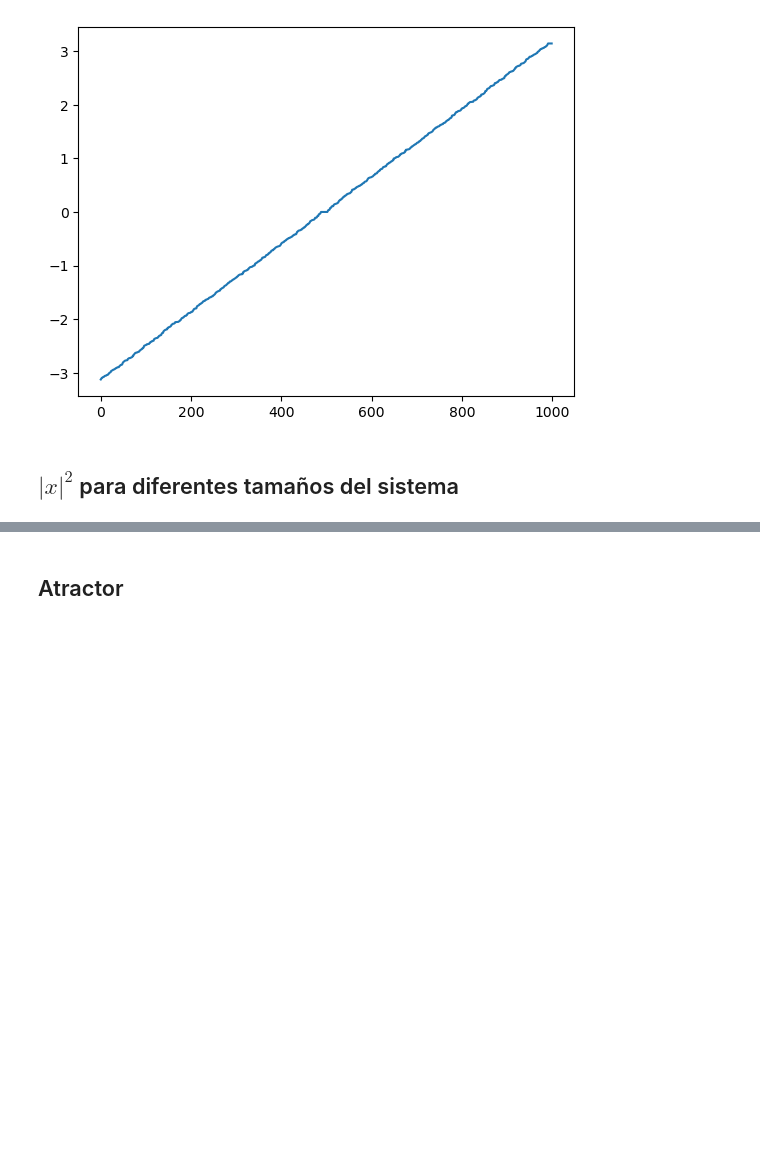
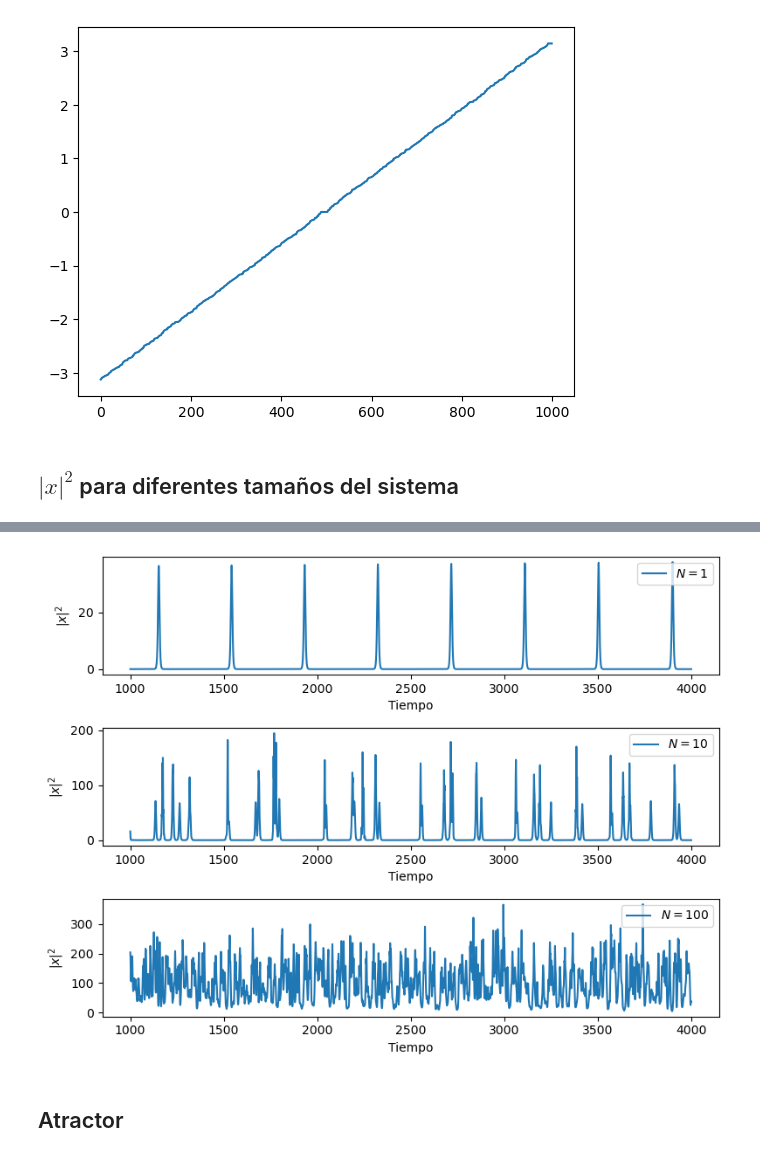
Before and after one commit to OlmoGH/Edge-of-chaos, a Jupyter notebook: Autovalores_de_matrices/LaTex/figuras.ipynb, the cells around one changed output, grey strips where cells are left out. Saved outputs shown, nothing was run; the diff lists cells and outputs as text; code cells hidden in the pictures; blank space fills up the shorter version.

```diff
--- a/Autovalores_de_matrices/LaTex/figuras.ipynb
+++ b/Autovalores_de_matrices/LaTex/figuras.ipynb
@@ -462,38 +462,72 @@ plt.show()
 # %%
 import numpy as np
 import matplotlib.pyplot as plt
-from scipy.integrate import solve_ivp
+from numba import njit
 
-def ODE_system(t, y, dim, alpha):
-    X = y[:dim]
-    W = y[dim:].reshape((dim, dim))
+@njit(fastmath=True)
+def antiHebbian(X_0, W_0, alpha, dt, steps):
+    dim = X_0.shape[0]
+    X = np.zeros((steps, dim))
+    X[0] = X_0
+    W = np.copy(W_0) # Usar copy para no modificar el original por error
+    I = np.eye(dim)
 
-    dim = np.shape(X)[0]
-    dWdt = alpha * (np.eye(dim) - np.outer(X, X))
-    dXdt = W @ X
+    # Pre-reservamos memoria para las matrices auxiliares para no hacerlo en el bucle
+    dWdt = np.zeros((dim, dim))
+    outer_X = np.zeros((dim, dim))
 
-    return np.concatenate([dXdt, dWdt.flatten()])
+    for t in range(1, steps):
+        if (10 * t) % steps == 0:
+            print("Paso", t, "/", steps)
 
-dims = [10, 100, 1000]
+        # Seguro contra explosión numérica (NaN)
+        if np.isnan(X[t-1, 0]) or np.isnan(W[0, 0]):
+            print("¡Alerta! Inestabilidad numérica detectada. Valores = NaN.")
+            break
+
+        # 1. Calculamos dXdt
+        dXdt = W @ X[t-1]
+
+        # 2. Calculamos el outer product a mano o usando la función, pero
+        # asignándolo eficientemente si es posible. (Numba maneja np.outer,
+        # pero para optimizarlo del todo, evitamos operaciones encadenadas complejas)
+        outer_X = np.outer(X[t-1], X[t-1])
+        dWdt = alpha * (I - outer_X)
+
+        # 3. Actualizamos X y W
+        X[t] = X[t-1] + dt * dXdt
+        W = W + dt * dWdt
+
+    return X
+
+# PARÁMETROS REDUCIDOS PARA PRUEBAS (Te recomiendo subir esto poco a poco)
+dims = [1, 10, 100] # Cambiado 1000 por 50 para que veas que termina
 time = 4000
+t_0 = 1000
 alpha = 0.001
-t_eval = np.linspace(2000, time, 10000)
+dt = 0.01
+steps = int(time/dt)
+s_0 = int(t_0/dt)
+eval_steps = int((time - t_0)/dt)
+t_eval = np.linspace(t_0, time, eval_steps)
 
-fig, ax = plt.subplots(3, figsize=(8, 6))
+fig, ax = plt.subplots(len(dims), figsize=(8, 6))
+if len(dims) == 1:
+    ax = [ax] # Asegurar que sea iterable si solo hay 1 dimensión
+
 for i, N in enumerate(dims):
+    print(f"\n--- Iniciando N = {N} ---")
     W_0 = np.random.normal(0, 1/np.sqrt(N), (N, N))
     X_0 = np.random.normal(0, 1/np.sqrt(N), N)
 
-    y_0 = np.concatenate([X_0, W_0.flatten()])
-    solution = solve_ivp(ODE_system, [0, time], y0=y_0, args=[N, alpha], t_eval=t_eval, method='DOP853')
+    X = antiHebbian(X_0, W_0, alpha, dt, steps)
+    print(f"N = {N} simulado, procesando gráfica...")
 
-    X = solution.y[:N, :].transpose()
-    W = solution.y[N:, :].reshape((N, N, -1)).transpose(2, 0, 1)
-
-    ax[i].plot(np.linalg.norm(X, axis=1)**2, label=fr"$N=${N}")
+    ax[i].plot(t_eval, np.linalg.norm(X[s_0:steps], axis=1)**2, label=fr"$N=${N}")
     ax[i].set_ylabel(r"$|x|^2$")
-
-plt.legend()
-
-ax[2].set_xlabel("Tiempo")
+    ax[i].set_xlabel("Tiempo")
+    ax[i].legend(loc='upper right')
+plt.tight_layout()
+plt.savefig("Figures/Norma X diferentes dimensiones.pdf")
 plt.show()
+# %% [output]
@@ -500,3 +551,4 @@ plt.show()
+[figure, added]
 # %% [markdown]
 ## Atractor
 # %%
```
Also changed, not shown: parts of 1 cell of this notebook, 1 other file.
